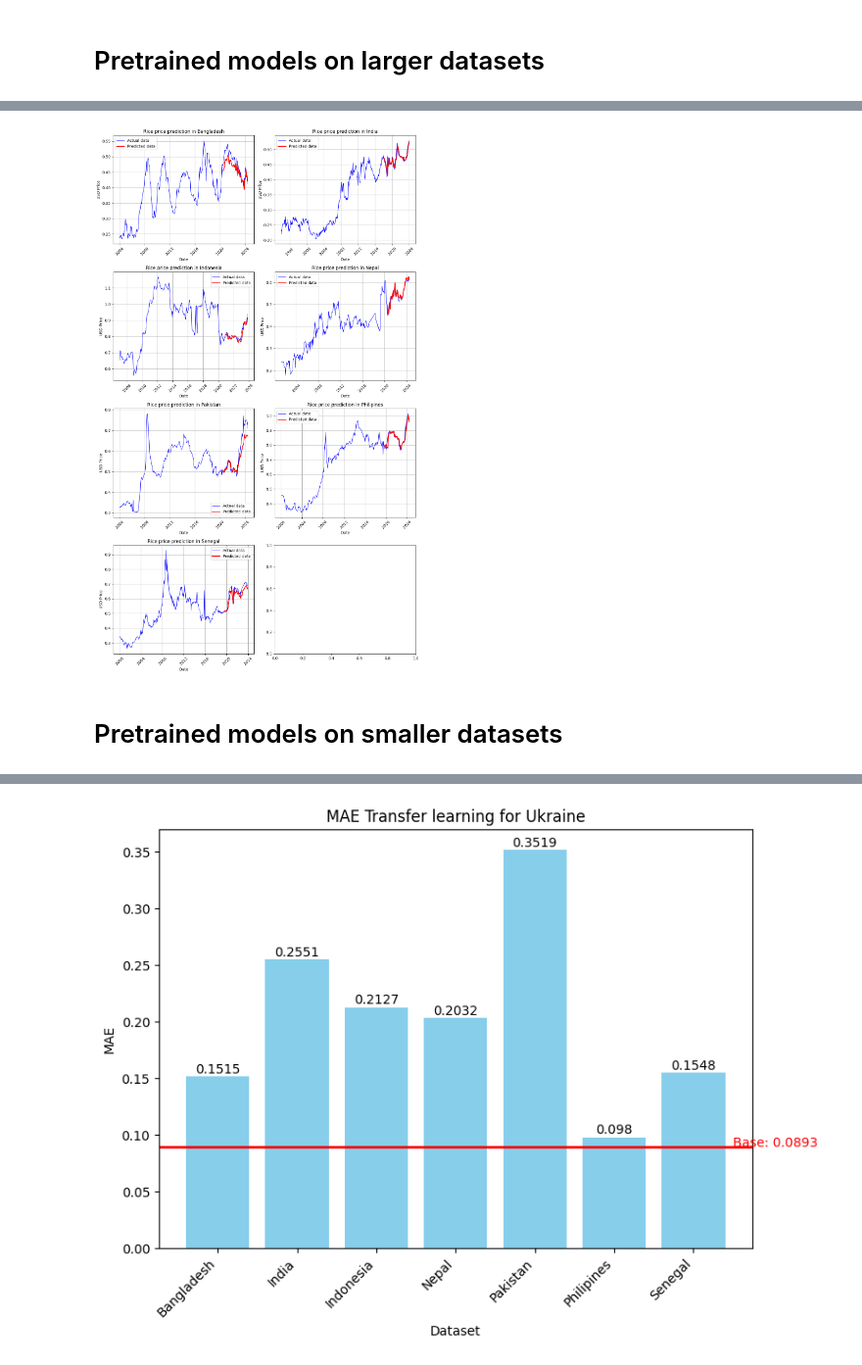
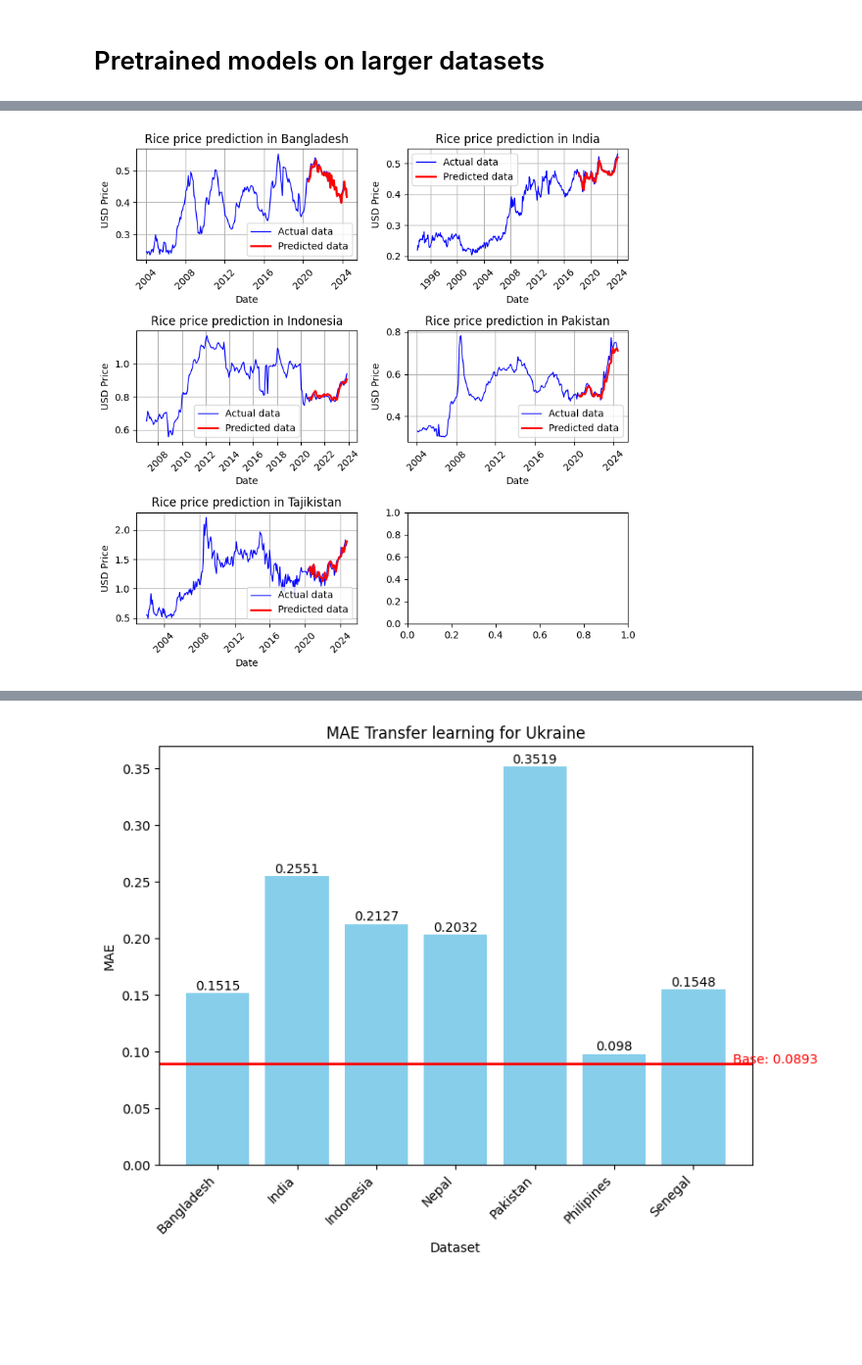
Before and after one commit to JanaJankovic/transfer-learning, a Jupyter notebook: src/model.ipynb, the cells around one changed output, grey strips where cells are left out. Shown at 98% size. Cells and saved outputs as stored; diff of their text form; code cells hidden in the pictures; blank space fills up the shorter version.

Commit message:
visualize new results

```diff
--- a/src/model.ipynb
+++ b/src/model.ipynb
@@ -25,8 +25,8 @@ importlib.reload(m)
 # %%
 commodity = 'Rice'
 
-large_datasets = ['Bangladesh', 'India', 'Indonesia', 'Nepal', 'Pakistan', 'Philipines', 'Senegal']
-small_datasets = ['Argentina', 'Nigeria', 'Ukraine']
+large_datasets = ["Bangladesh", "India", "Indonesia", "Pakistan", "Tajikistan"]
+small_datasets = ["Afghanistan", "Kyrgyzstan", "SriLanka"]
 # %% [markdown]
 # Pretrained models on larger datasets
 # %%
@@ -36,4 +56,4 @@ vis.plot_bar_from_array(tls.get_all_maes(c.get_large_model_results()), large_dat
 # %%
-vis.plot_evaluations(large_datasets, commodity, c.get_large_model_results(), (12, 20))
+vis.plot_evaluations(large_datasets, commodity, c.get_large_model_results(), figsize=(8, 8))
 # %% [output]
 2/2 [==============================] - 0s 3ms/step
@@ -46,3 +64 @@ vis.plot_evaluations(large_datasets, commodity, c.get_large_model_results(), (12
-[figure, old version]
+[figure, new version]
-# %% [markdown]
-# Pretrained models on smaller datasets
```
Also changed, not shown: parts of 19 cells of this notebook, 3 other files.
